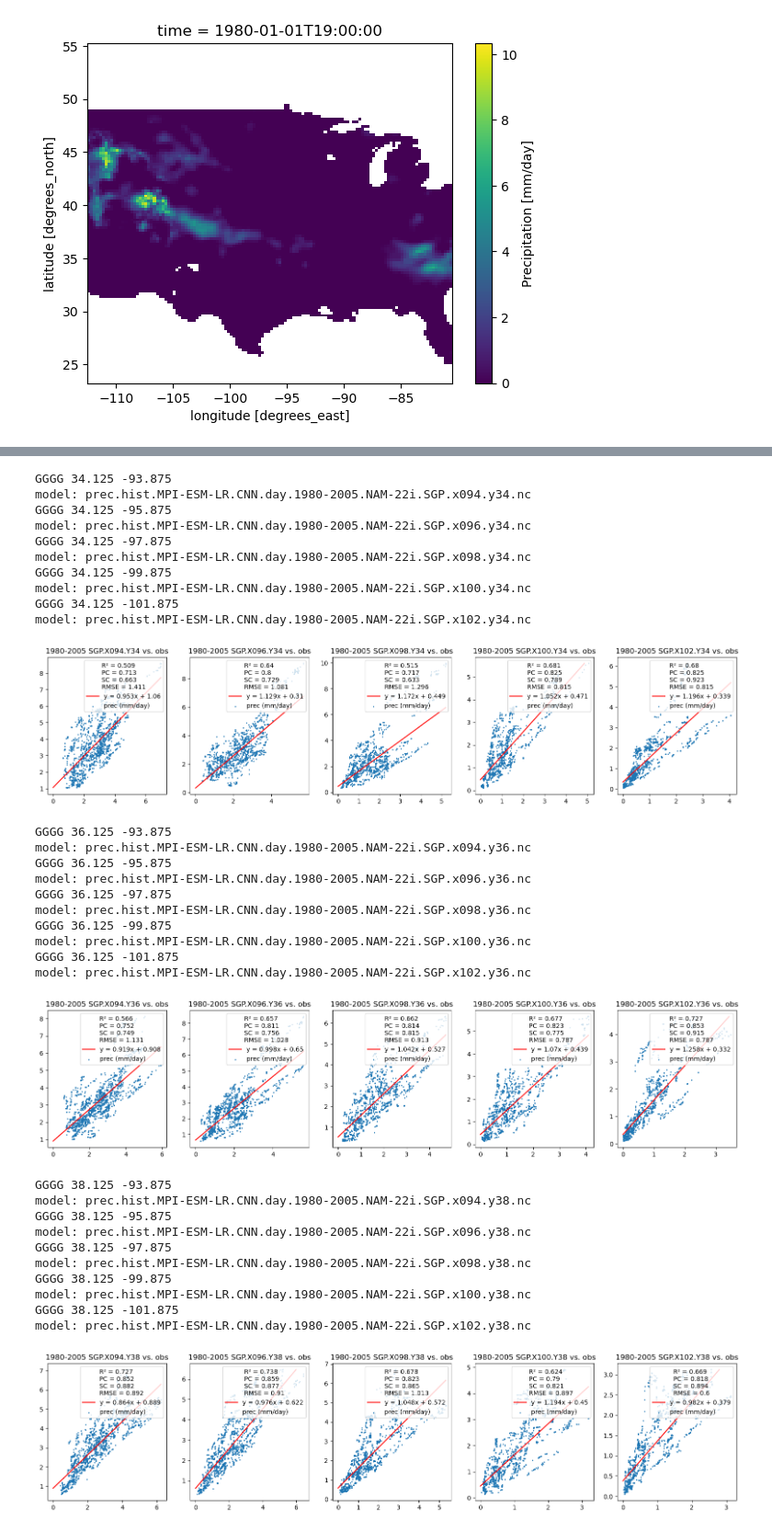
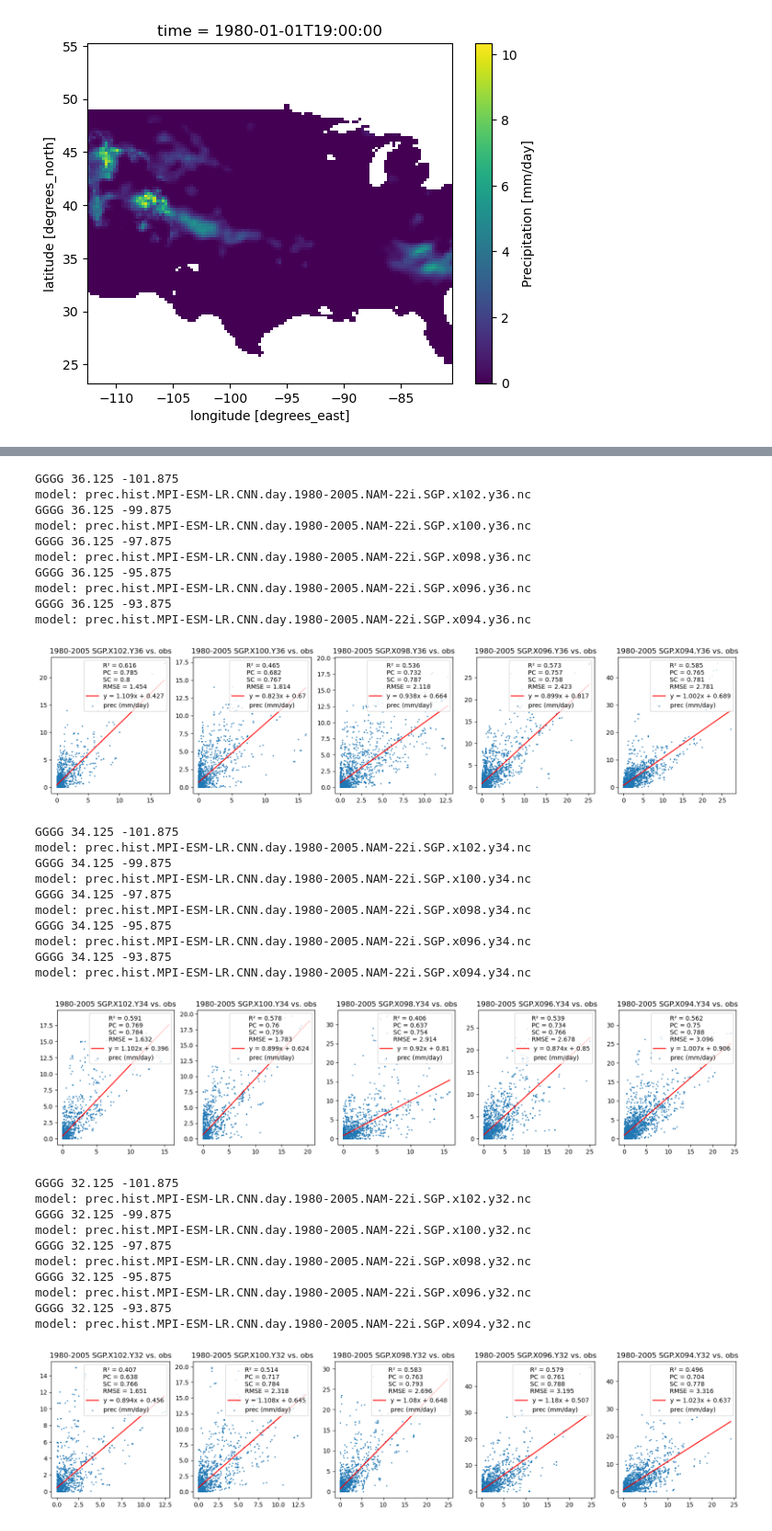
Before and after one commit to NCAR/ml-sm-dk-hf, a Jupyter notebook: notebooks/r_squared_plots.ipynb, the cells around one changed output, grey strips where cells are left out. Shown at 92% size. Saved outputs shown, nothing was run; the diff lists cells and outputs as text; code cells hidden in the pictures.

```diff
--- a/notebooks/r_squared_plots.ipynb
+++ b/notebooks/r_squared_plots.ipynb
@@ -392,13 +392,14 @@ def plot_row_avg_r2_UATM(sigfile, obs_sigfile, ndays, ax, days_offset=10958):
     #ax.title( title.upper()+' vs. obs' )
     ax.set_title(title.upper()+' vs. obs')
 # %%
-for yy in ['32','34','36','38']:
+for yy in ['38','36','34','32']:
     #for xx in ['094']:
     fig, axarr = plt.subplots(1, 5, figsize = (20,4))
-    for ii,xx in [[0,'094'], [1,'096'], [2,'098'], [3,'100'], [4,'102']]:
+    for ii,xx in [[0,'102'], [1,'100'], [2,'098'], [3,'096'], [4,'094']]:
+
         s1 = '/glade/work/mcginnis/DCA/data/gen/final/cnn/hist/prec.hist.MPI-ESM-LR.CNN.day.1980-2005.NAM-22i.SGP.x{}.y{}.nc'.format(xx, yy)
         s2 = '/glade/work/mcginnis/DCA/data/gen/final/gridmet/hist/prec.hist.gridMET.obs.day.1980-2005.NAM-22i.SGP.x{}.y{}.nc'.format(xx, yy)
         #plot_row_avg_r2_UATM(s1, s2, 1, axarr[ii], days_offset=0)
-        plot_row_avg_r2_UATM(s1, s2, 90, axarr[ii], days_offset=10958)
+        plot_row_avg_r2_UATM(s1, s2, 7, axarr[ii], days_offset=10958)
     plt.show()
 # %% [output]
@@ -416,33 +417,33 @@ model: prec.hist.MPI-ESM-LR.CNN.day.1980-2005.NAM-22i.SGP.x102.y32.nc
-GGGG 34.125 -93.875
-model: prec.hist.MPI-ESM-LR.CNN.day.1980-2005.NAM-22i.SGP.x094.y34.nc
-GGGG 34.125 -95.875
-model: prec.hist.MPI-ESM-LR.CNN.day.1980-2005.NAM-22i.SGP.x096.y34.nc
-GGGG 34.125 -97.875
-model: prec.hist.MPI-ESM-LR.CNN.day.1980-2005.NAM-22i.SGP.x098.y34.nc
-GGGG 34.125 -99.875
-model: prec.hist.MPI-ESM-LR.CNN.day.1980-2005.NAM-22i.SGP.x100.y34.nc
-GGGG 34.125 -101.875
-model: prec.hist.MPI-ESM-LR.CNN.day.1980-2005.NAM-22i.SGP.x102.y34.nc
+GGGG 36.125 -101.875
+model: prec.hist.MPI-ESM-LR.CNN.day.1980-2005.NAM-22i.SGP.x102.y36.nc
+GGGG 36.125 -99.875
+model: prec.hist.MPI-ESM-LR.CNN.day.1980-2005.NAM-22i.SGP.x100.y36.nc
+GGGG 36.125 -97.875
+model: prec.hist.MPI-ESM-LR.CNN.day.1980-2005.NAM-22i.SGP.x098.y36.nc
+GGGG 36.125 -95.875
+model: prec.hist.MPI-ESM-LR.CNN.day.1980-2005.NAM-22i.SGP.x096.y36.nc
+GGGG 36.125 -93.875
+model: prec.hist.MPI-ESM-LR.CNN.day.1980-2005.NAM-22i.SGP.x094.y36.nc
-[figure, old version]
+[figure, new version]
-GGGG 36.125 -93.875
-model: prec.hist.MPI-ESM-LR.CNN.day.1980-2005.NAM-22i.SGP.x094.y36.nc
-GGGG 36.125 -95.875
-model: prec.hist.MPI-ESM-LR.CNN.day.1980-2005.NAM-22i.SGP.x096.y36.nc
-GGGG 36.125 -97.875
-model: prec.hist.MPI-ESM-LR.CNN.day.1980-2005.NAM-22i.SGP.x098.y36.nc
-GGGG 36.125 -99.875
-model: prec.hist.MPI-ESM-LR.CNN.day.1980-2005.NAM-22i.SGP.x100.y36.nc
-GGGG 36.125 -101.875
-model: prec.hist.MPI-ESM-LR.CNN.day.1980-2005.NAM-22i.SGP.x102.y36.nc
+GGGG 34.125 -101.875
+model: prec.hist.MPI-ESM-LR.CNN.day.1980-2005.NAM-22i.SGP.x102.y34.nc
+GGGG 34.125 -99.875
+model: prec.hist.MPI-ESM-LR.CNN.day.1980-2005.NAM-22i.SGP.x100.y34.nc
+GGGG 34.125 -97.875
+model: prec.hist.MPI-ESM-LR.CNN.day.1980-2005.NAM-22i.SGP.x098.y34.nc
+GGGG 34.125 -95.875
+model: prec.hist.MPI-ESM-LR.CNN.day.1980-2005.NAM-22i.SGP.x096.y34.nc
+GGGG 34.125 -93.875
+model: prec.hist.MPI-ESM-LR.CNN.day.1980-2005.NAM-22i.SGP.x094.y34.nc
-[figure, old version]
+[figure, new version]
-GGGG 38.125 -93.875
-model: prec.hist.MPI-ESM-LR.CNN.day.1980-2005.NAM-22i.SGP.x094.y38.nc
-GGGG 38.125 -95.875
-model: prec.hist.MPI-ESM-LR.CNN.day.1980-2005.NAM-22i.SGP.x096.y38.nc
-GGGG 38.125 -97.875
-model: prec.hist.MPI-ESM-LR.CNN.day.1980-2005.NAM-22i.SGP.x098.y38.nc
-GGGG 38.125 -99.875
-model: prec.hist.MPI-ESM-LR.CNN.day.1980-2005.NAM-22i.SGP.x100.y38.nc
-GGGG 38.125 -101.875
-model: prec.hist.MPI-ESM-LR.CNN.day.1980-2005.NAM-22i.SGP.x102.y38.nc
+GGGG 32.125 -101.875
+model: prec.hist.MPI-ESM-LR.CNN.day.1980-2005.NAM-22i.SGP.x102.y32.nc
+GGGG 32.125 -99.875
+model: prec.hist.MPI-ESM-LR.CNN.day.1980-2005.NAM-22i.SGP.x100.y32.nc
+GGGG 32.125 -97.875
+model: prec.hist.MPI-ESM-LR.CNN.day.1980-2005.NAM-22i.SGP.x098.y32.nc
+GGGG 32.125 -95.875
+model: prec.hist.MPI-ESM-LR.CNN.day.1980-2005.NAM-22i.SGP.x096.y32.nc
+GGGG 32.125 -93.875
+model: prec.hist.MPI-ESM-LR.CNN.day.1980-2005.NAM-22i.SGP.x094.y32.nc
-[figure, old version]
+[figure, new version]
```
Also changed, not shown: parts of 1 cell of this notebook.
